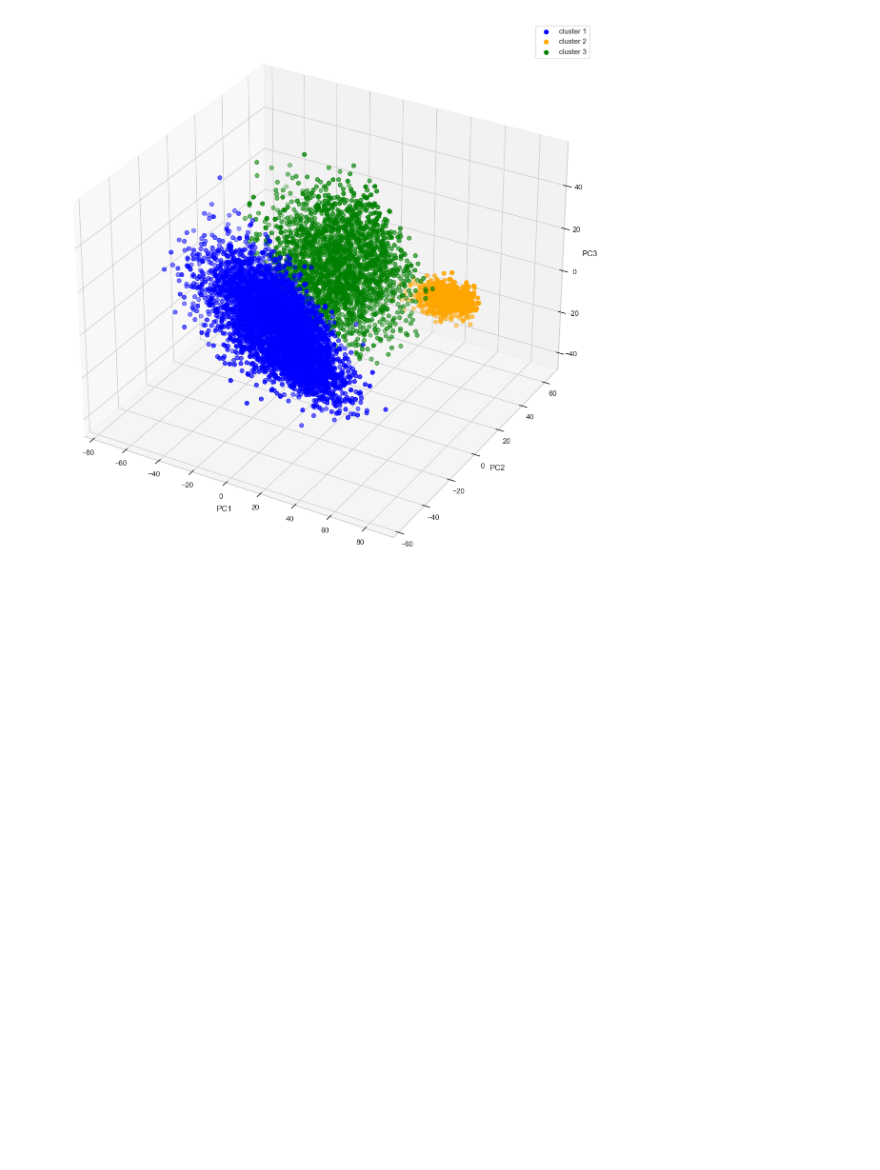
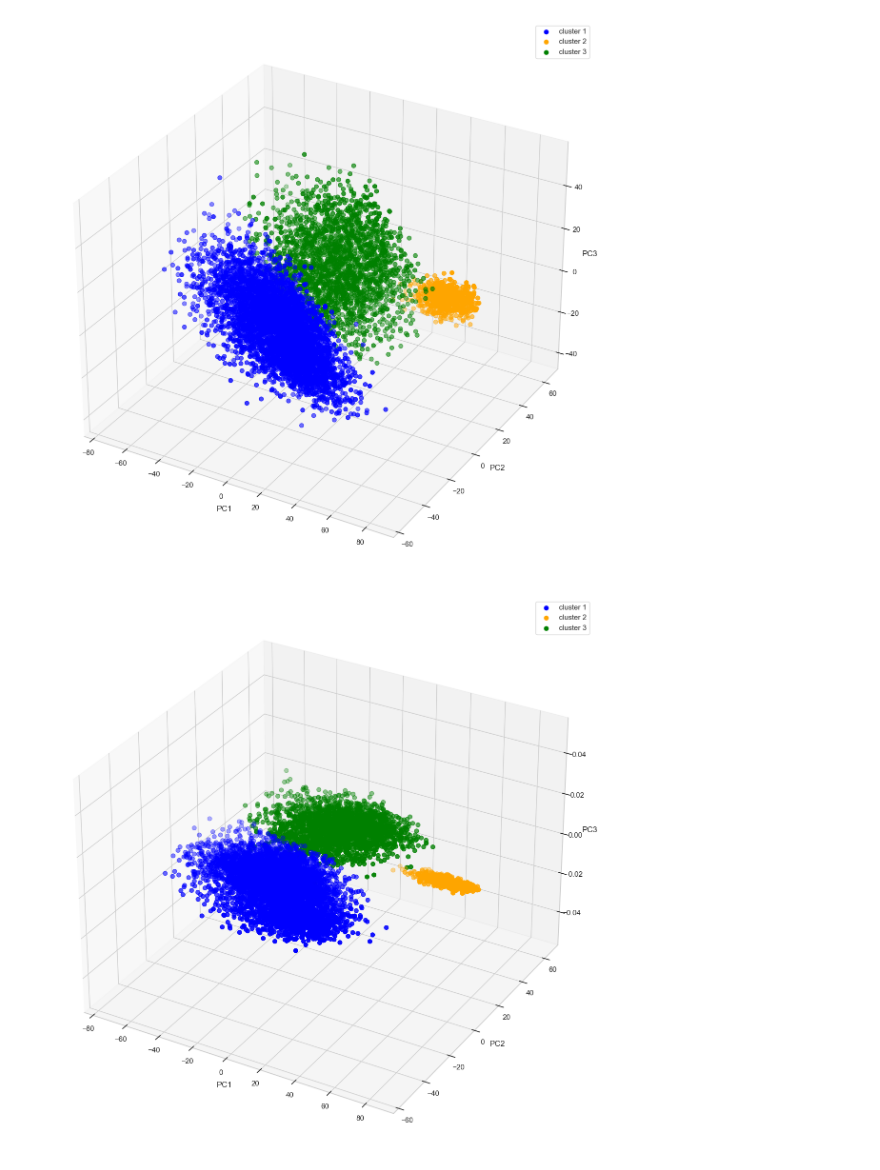
Before and after one commit to JavierBurgos-web/PROYECTO_ANALITICA_2da_entrega, a Jupyter notebook: CLUSTERING_full.ipynb, the cells around one changed output. Saved outputs shown, nothing was run; the diff lists cells and outputs as text; code cells hidden in the pictures; blank space fills up the shorter version.

```diff
--- a/CLUSTERING_full.ipynb
+++ b/CLUSTERING_full.ipynb
@@ -508,3 +508,18 @@ ax.legend()
 plt.show()
 # %% [output]
 [figure]
+# %%
+# 3d scatterplot using matplotlib
+
+fig = plt.figure(figsize = (15,15))
+ax = fig.add_subplot(111, projection='3d')
+ax.scatter(X_pca_1[Cluster_3 == 0,0],X_pca_1[Cluster_3 == 0,1], s = 40 , color = 'blue', label = "cluster 1")
+ax.scatter(X_pca_1[Cluster_3 == 1,0],X_pca_1[Cluster_3 == 1,1], s = 40 , color = 'orange', label = "cluster 2")
+ax.scatter(X_pca_1[Cluster_3 == 2,0],X_pca_1[Cluster_3 == 2,1], s = 40 , color = 'green', label = "cluster 3")
+ax.set_xlabel('PC1')
+ax.set_ylabel('PC2')
+ax.set_zlabel('PC3')
+ax.legend()
+plt.show()
+# %% [output]
+[figure, added]
```
